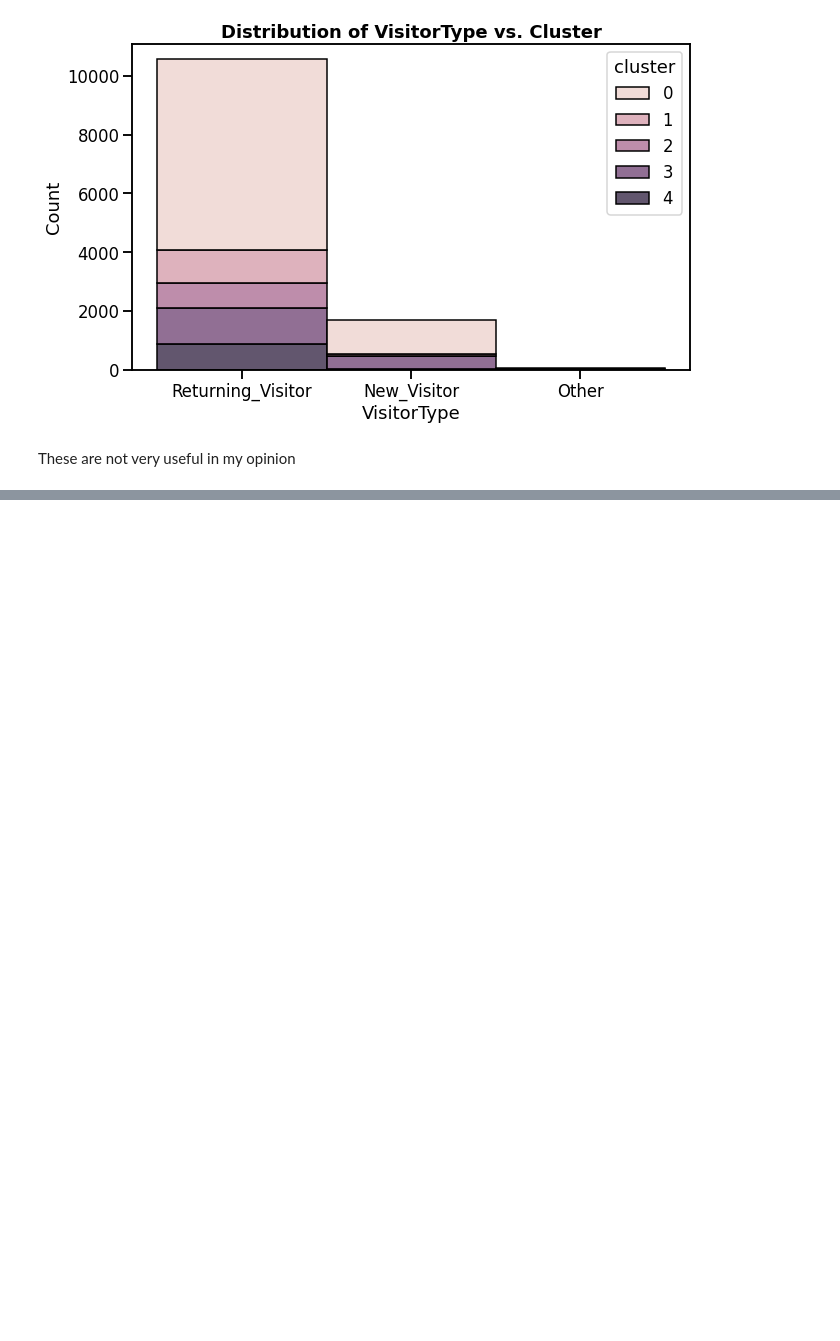
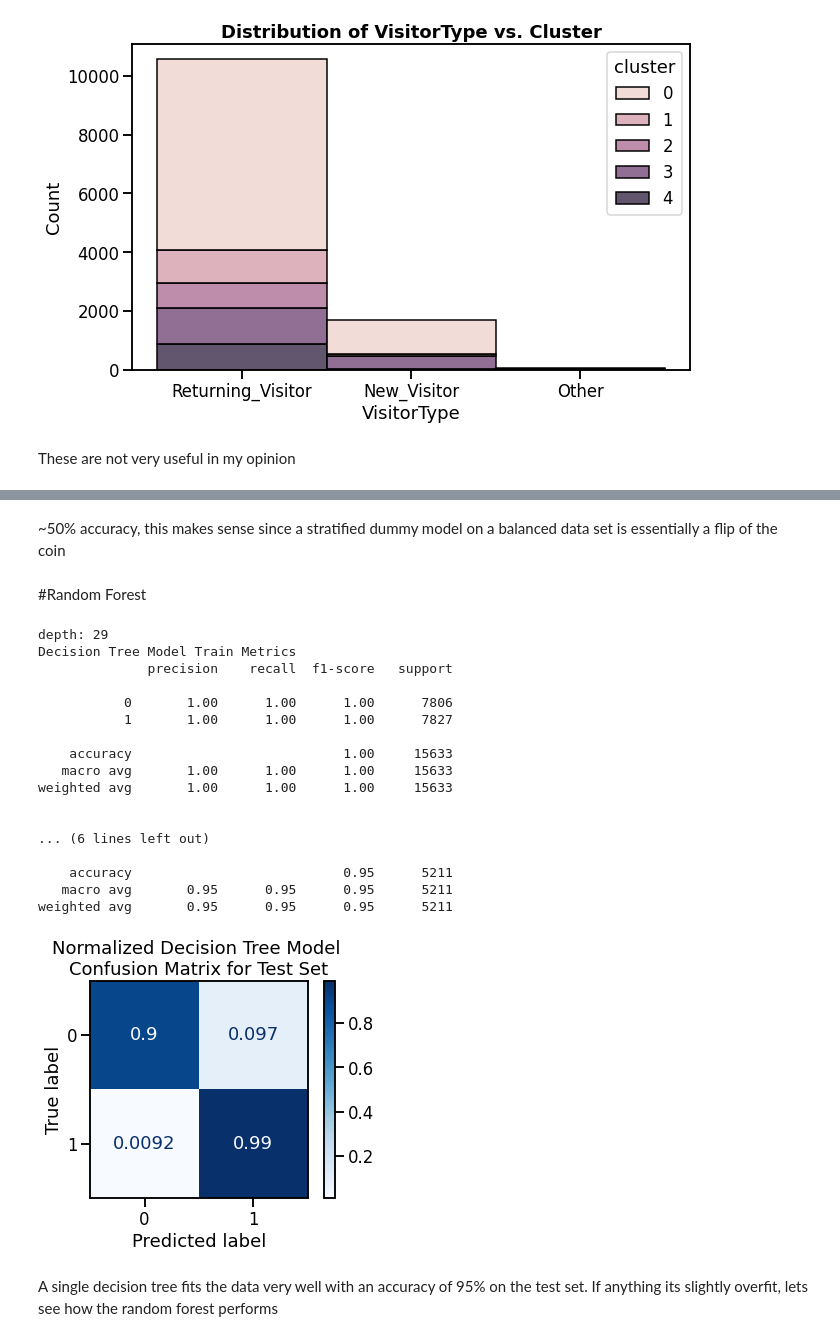
Before and after one commit to brock-ricker/Online-Shoppers-Purchasing-Intent, a Jupyter notebook: Online_Shoppers_Purchasing_Intent.ipynb, the cells around one changed output, grey strips where cells are left out. Drawn from its saved outputs; the diff is of its cells as text; code cells hidden in the pictures; blank space fills up the shorter version.

```diff
--- a/Online_Shoppers_Purchasing_Intent.ipynb
+++ b/Online_Shoppers_Purchasing_Intent.ipynb
@@ -365,0 +424,31 @@ These are not very useful in my opinion
+# %% [markdown]
+~50% accuracy, this makes sense since a stratified dummy model on a balanced data set is essentially a flip of the coin
+# %% [markdown]
+#Random Forest
+# %%
+#I want to try and optimize max depth of my trees with my random forest, but it is sometimes difficult to know the range of max depths I should be testing. In order to optimize this, I will first do a single decision tree on the training set and go from there
+dec_tree = DecisionTreeClassifier()
+dec_tree.fit(X_train_processed,y_train)
+print("depth:",dec_tree.get_depth())
+eval_model(dec_tree,"Decision Tree")
+# %% [output]
+depth: 29
+Decision Tree Model Train Metrics
+              precision    recall  f1-score   support
+
+           0       1.00      1.00      1.00      7806
+           1       1.00      1.00      1.00      7827
+
+    accuracy                           1.00     15633
+   macro avg       1.00      1.00      1.00     15633
+weighted avg       1.00      1.00      1.00     15633
+
+
+... (6 lines left out)
+
+    accuracy                           0.95      5211
+   macro avg       0.95      0.95      0.95      5211
+weighted avg       0.95      0.95      0.95      5211
+[figure, added]
+# %% [markdown]
+A single decision tree fits the data very well with an accuracy of 95% on the test set. If anything its slightly overfit, lets see how the random forest performs
```
Also changed, not shown: parts of 30 cells of this notebook.
